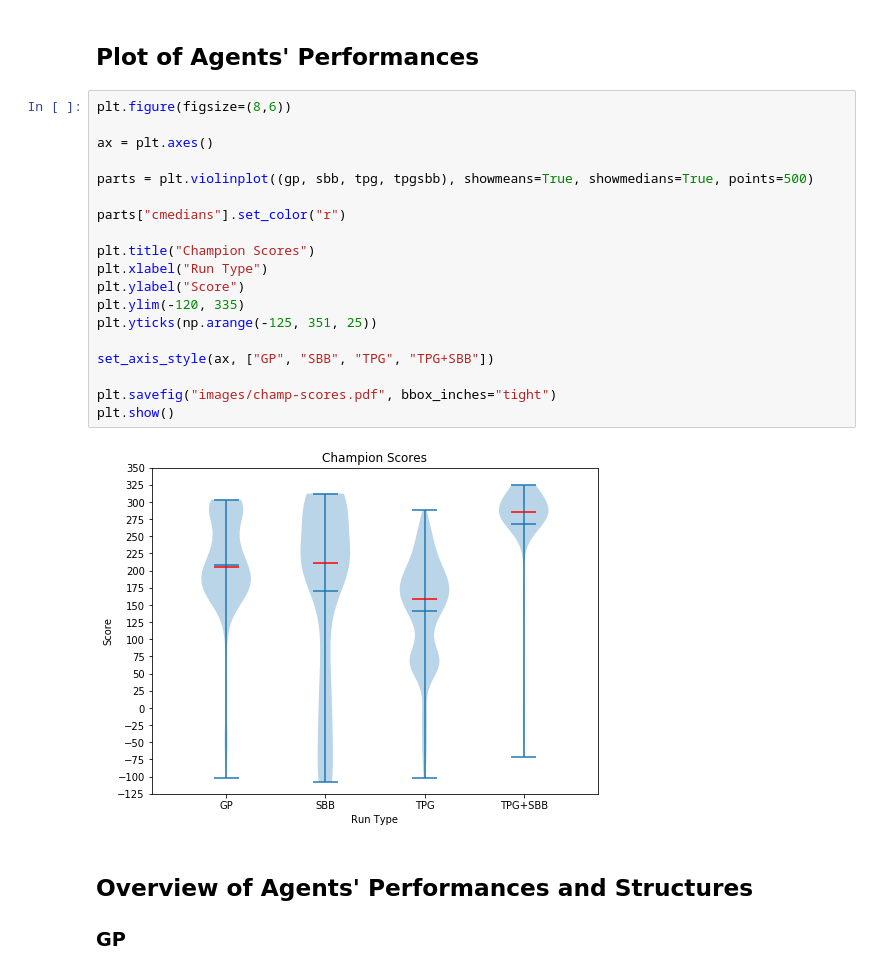
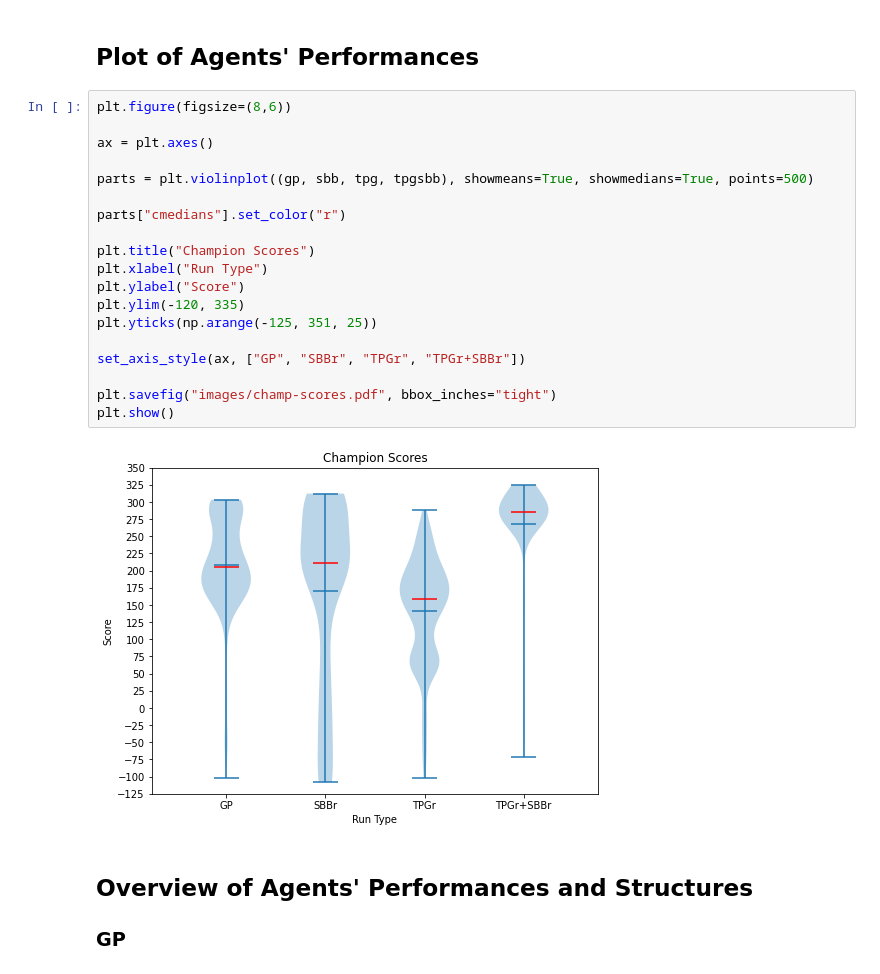
Before and after one commit to Ryan-Amaral/gp-bipedal-walker-analysis, a Jupyter notebook: champion_analysis.ipynb, the cells around one changed output. Cells and saved outputs as stored; diff of their text form.

```diff
--- a/champion_analysis.ipynb
+++ b/champion_analysis.ipynb
@@ -98,24 +98,24 @@ tpgsbbs = [tpgsbb1, tpgsbb2, tpgsbb3, tpgsbb4, tpgsbb5]
 # %%
 plt.figure(figsize=(8,6))
 
 ax = plt.axes()
 
 parts = plt.violinplot((gp, sbb, tpg, tpgsbb), showmeans=True, showmedians=True, points=500)
 
 parts["cmedians"].set_color("r")
 
 plt.title("Champion Scores")
 plt.xlabel("Run Type")
 plt.ylabel("Score")
 plt.ylim(-120, 335)
 plt.yticks(np.arange(-125, 351, 25))
 
-set_axis_style(ax, ["GP", "SBB", "TPG", "TPG+SBB"])
+set_axis_style(ax, ["GP", "SBBr", "TPGr", "TPGr+SBBr"])
 
 plt.savefig("images/champ-scores.pdf", bbox_inches="tight")
 plt.show()
 # %% [output]
-[figure, old version]
+[figure, new version]
 # %% [markdown]
 ## Overview of Agents' Performances and Structures
 
```
Also changed, not shown: parts of 6 cells of this notebook, 20 other files.
